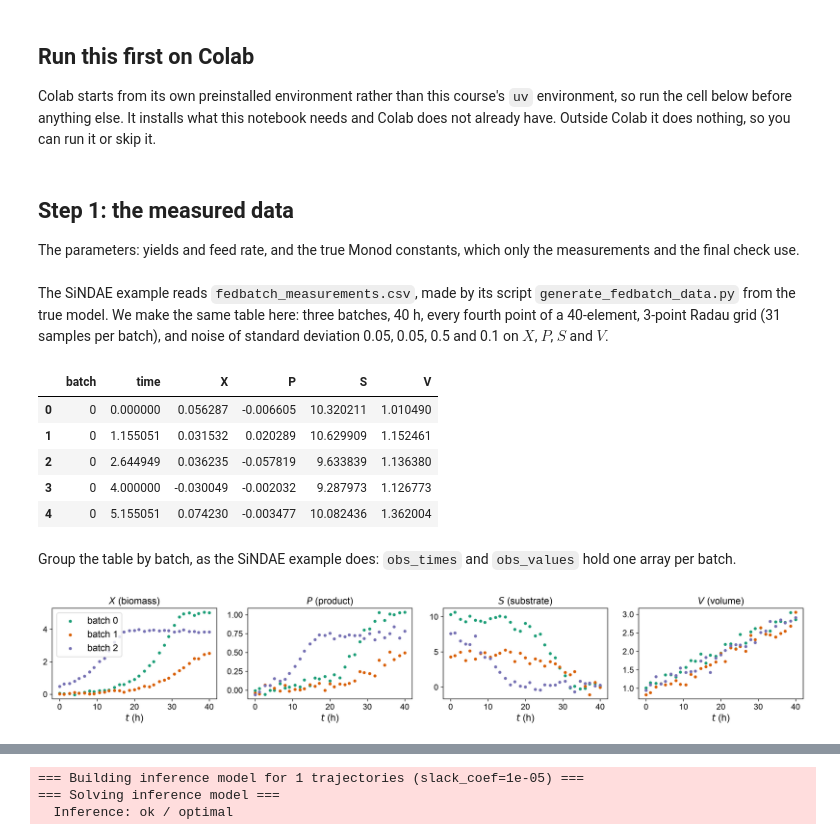
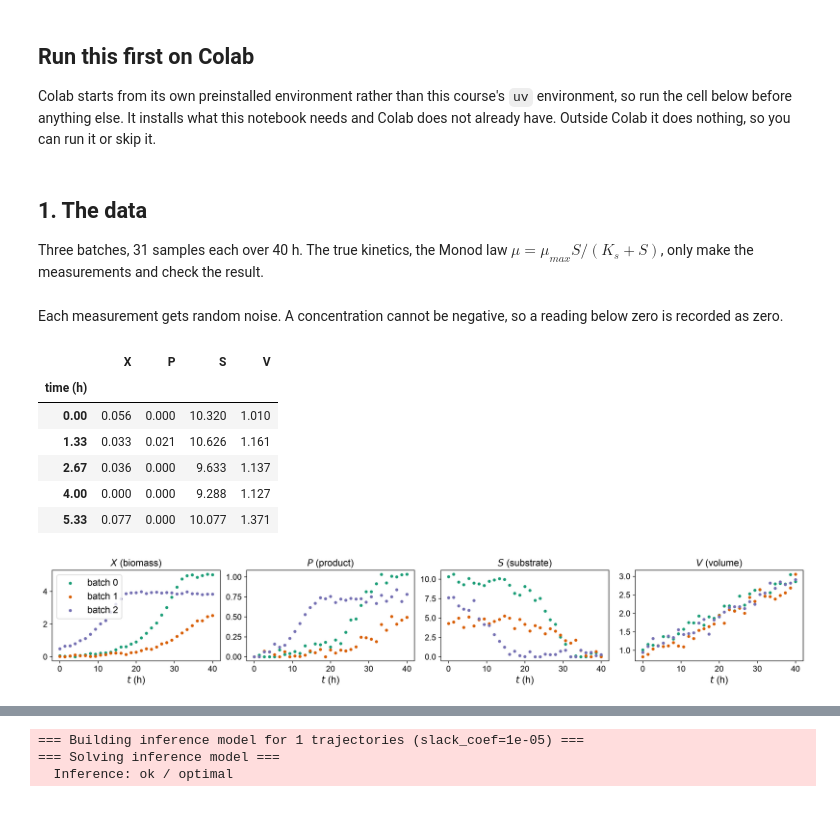
Before and after one commit to jkitchin/f26-06763, a Jupyter notebook: lectures/l13/l13-neural-dae.ipynb, the cells around one changed output, grey strips where cells are left out. Cells and saved outputs as stored; diff of their text form; code cells hidden in the pictures; blank space fills up the shorter version.

```diff
--- a/lectures/l13/l13-neural-dae.ipynb
+++ b/lectures/l13/l13-neural-dae.ipynb
@@ -110,11 +90,11 @@ logging.basicConfig(
 )
 logging.getLogger("pyomo").setLevel(logging.ERROR)
 logging.getLogger("cyipopt").setLevel(logging.WARNING)
-# %% [markdown]
-## Step 1: the measured data
-
-The parameters: yields and feed rate, and the true Monod constants, which only the measurements
-and the final check use.
+# %% [markdown]
+## 1. The data
+
+Three batches, 31 samples each over 40 h. The true kinetics, the Monod law
+$\mu = \mu_{max} S / (K_s + S)$, only make the measurements and check the result.
 # %%
 FB_PARAMS = {
     "Feed": 0.05,     # F: volumetric feed rate (L/h)
@@ -127,18 +107,17 @@ F, Ypx, Yxs = FB_PARAMS["Feed"], FB_PARAMS["Ypx"], FB_PARAMS["Yxs"]
 STATE_NAMES = ["$X$ (biomass)", "$P$ (product)", "$S$ (substrate)", "$V$ (volume)"]
 OUTPUT_NAME = [r"$\mu$ (growth rate)"]
 SEED = 0
-# %% [markdown]
-The SiNDAE example reads `fedbatch_measurements.csv`, made by its script
-`generate_fedbatch_data.py` from the true model. We make the same table here: three batches,
-40 h, every fourth point of a 40-element, 3-point Radau grid (31 samples per batch), and noise
-of standard deviation 0.05, 0.05, 0.5 and 0.1 on $X$, $P$, $S$ and $V$.
+# %% [markdown]
+Each measurement gets random noise. A concentration cannot be negative, so a reading below zero
+is recorded as zero.
 # %%
 BATCH_ICS = np.array([
-    [0.05, 0.0, 10.0, 1.00],    # batch 0
+    [0.05, 0.0, 10.0, 1.00],    # batch 0: X, P, S, V at t = 0
     [0.025, 0.0, 5.0, 0.80],    # batch 1
     [0.5, 0.0, 7.5, 0.95],      # batch 2
 ])
-MEASUREMENT_NOISE = np.array([0.05, 0.05, 0.5, 0.1])    # standard deviation per state
+NOISE = np.array([0.05, 0.05, 0.5, 0.1])    # standard deviation of each measurement
+t_obs = np.linspace(0, 40, 31)              # 31 samples over 40 h
 
 
 def true_rhs(t, x, Sf):
@@ -150,60 +129,50 @@ def true_rhs(t, x, Sf):
             F]
 
 
-radau = (0.155051, 0.644949, 1.0)
-grid = np.array([0.0] + [i + c for i in range(40) for c in radau])
-sample_times = grid[::4]
 rng = np.random.default_rng(SEED)
-records = []
-for batch_id, ic in enumerate(BATCH_ICS):
+obs_times = []
+obs_values = []
+for ic in BATCH_ICS:
     sol = solve_ivp(
         true_rhs,
         (0, 40),
         ic,
-        t_eval=sample_times,
+        t_eval=t_obs,
         args=(ic[2],),
         rtol=1e-10,
         atol=1e-12,
     )
-    noisy = sol.y.T + rng.normal(0, 1, sol.y.T.shape) * MEASUREMENT_NOISE
-    for k, t in enumerate(sample_times):
-        records.append({"batch": batch_id, "time": t, "X": noisy[k, 0], "P": noisy[k, 1],
-                        "S": noisy[k, 2], "V": noisy[k, 3]})
-raw = pd.DataFrame(records)
-raw.head()
+    noisy = sol.y.T + rng.normal(0, 1, sol.y.T.shape) * NOISE
+    obs_times.append(t_obs)
+    obs_values.append(np.clip(noisy, 0, None))
+
+pd.DataFrame(
+    obs_values[0],
+    index=pd.Index(t_obs.round(2), name="time (h)"),
+    columns=["X", "P", "S", "V"],
+).round(3).head()
 # %% [output]
-|  | batch | time | X | P | S | V |
-| 0 | 0 | 0.000000 | 0.056287 | -0.006605 | 10.320211 | 1.010490 |
-| 1 | 0 | 1.155051 | 0.031532 | 0.020289 | 10.629909 | 1.152461 |
-| 2 | 0 | 2.644949 | 0.036235 | -0.057819 | 9.633839 | 1.136380 |
-| 3 | 0 | 4.000000 | -0.030049 | -0.002032 | 9.287973 | 1.126773 |
-| 4 | 0 | 5.155051 | 0.074230 | -0.003477 | 10.082436 | 1.362004 |
+|  | X | P | S | V |
+| time (h) |  |  |  |  |
+| 0.00 | 0.056 | 0.000 | 10.320 | 1.010 |
+| 1.33 | 0.033 | 0.021 | 10.626 | 1.161 |
+| 2.67 | 0.036 | 0.000 | 9.633 | 1.137 |
+| 4.00 | 0.000 | 0.000 | 9.288 | 1.127 |
+| 5.33 | 0.077 | 0.000 | 10.077 | 1.371 |
-# %% [markdown]
-Group the table by batch, as the SiNDAE example does: `obs_times` and `obs_values` hold one
-array per batch.
 # %%
-MEASURED_COLS = ["X", "P", "S", "V"]
-
-obs_times = []
-obs_values = []
-for batch_id in sorted(raw["batch"].unique()):
-    batch = raw[raw["batch"] == batch_id].sort_values("time")
-    obs_times.append(batch["time"].to_numpy())
-    obs_values.append(batch[MEASURED_COLS].to_numpy())
-
 fig, axes = plt.subplots(1, 4, figsize=(16, 3))
 for j, name in enumerate(STATE_NAMES):
     for b_ in range(len(obs_times)):
         axes[j].scatter(
             obs_times[b_],
             obs_values[b_][:, j],
             s=12,
             label=f"batch {b_}",
         )
     axes[j].set_title(name)
     axes[j].set_xlabel("$t$ (h)")
 axes[0].legend()
 plt.tight_layout()
 plt.show()
 # %% [output]
-[figure, old version]
+[figure, new version]
```
Also changed, not shown: parts of 31 cells of this notebook, 17 other files.
